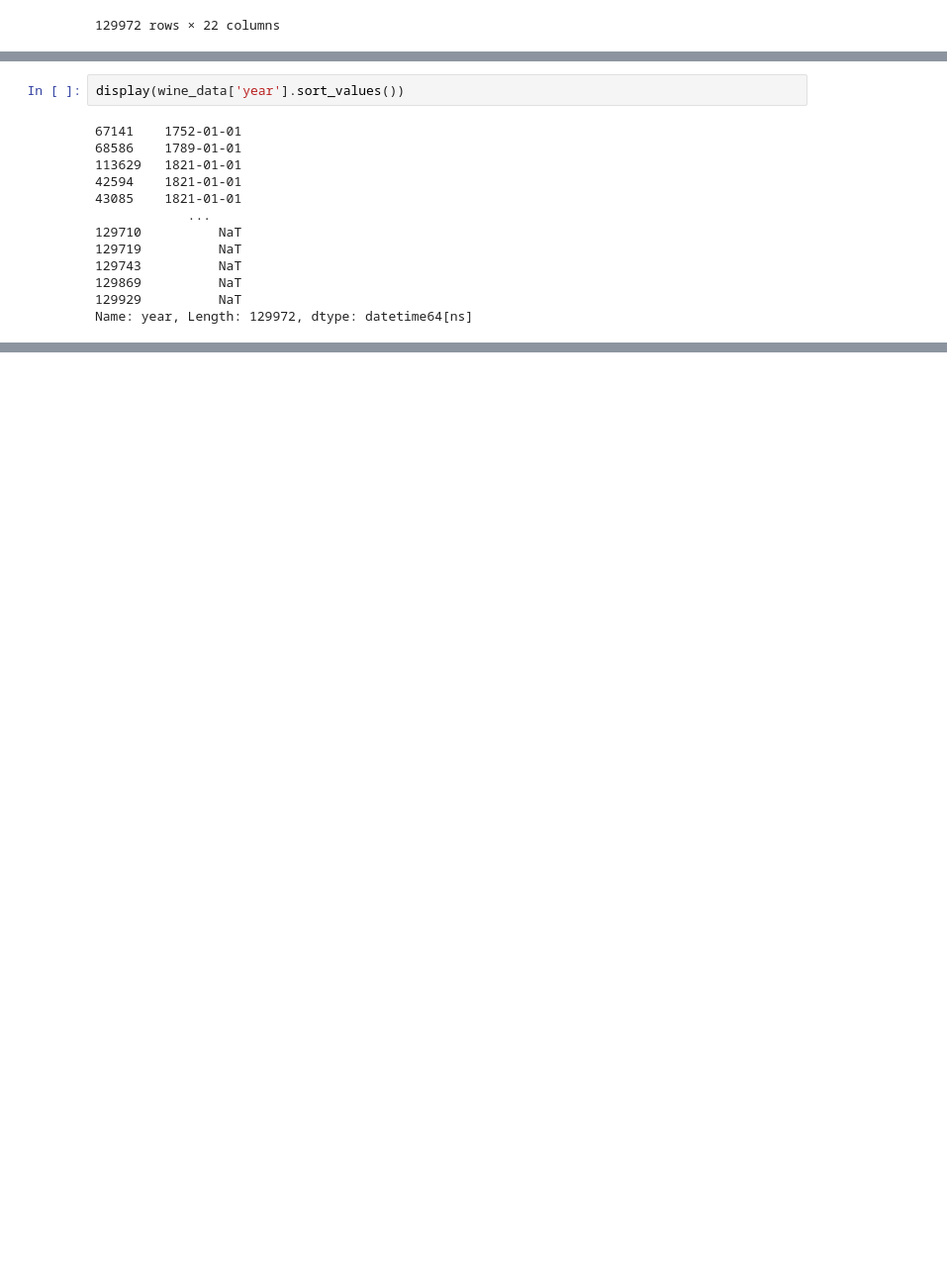
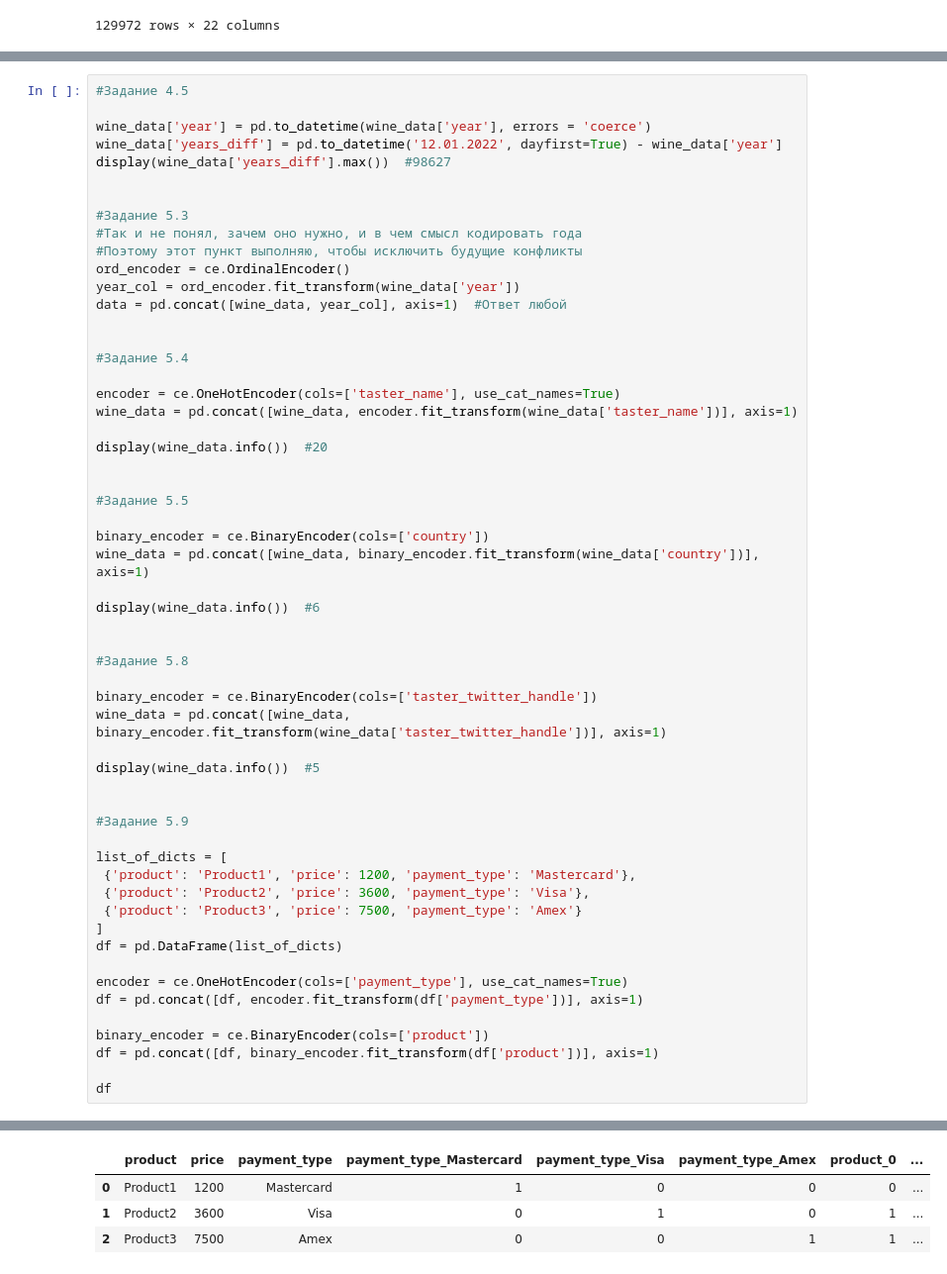
Before and after one commit to Elancinos/SF_DS_COURSE, a Jupyter notebook: Studies/EDA-3/EDA-3.ipynb, the cells around one changed output, grey strips where cells are left out. Shown: that part at 99% size. Saved outputs shown, nothing was run; the diff lists cells and outputs as text; blank space fills up the shorter version.

```diff
--- a/Studies/EDA-3/EDA-3.ipynb
+++ b/Studies/EDA-3/EDA-3.ipynb
@@ -175,15 +169,57 @@ Timedelta('98627 days 00:00:00')
-# %%
-display(wine_data['year'].sort_values())
-# %% [output]
-67141    1752-01-01
-68586    1789-01-01
-113629   1821-01-01
-42594    1821-01-01
-43085    1821-01-01
-            ...
-129710          NaT
-129719          NaT
-129743          NaT
-129869          NaT
-129929          NaT
-Name: year, Length: 129972, dtype: datetime64[ns]
+# %%
+#Задание 4.5
+
+wine_data['year'] = pd.to_datetime(wine_data['year'], errors = 'coerce')
+wine_data['years_diff'] = pd.to_datetime('12.01.2022', dayfirst=True) - wine_data['year']
+display(wine_data['years_diff'].max())  #98627
+
+
+#Задание 5.3
+#Так и не понял, зачем оно нужно, и в чем смысл кодировать года
+#Поэтому этот пункт выполняю, чтобы исключить будущие конфликты
+ord_encoder = ce.OrdinalEncoder()
+year_col = ord_encoder.fit_transform(wine_data['year'])
+data = pd.concat([wine_data, year_col], axis=1)  #Ответ любой
+
+
+#Задание 5.4
+
+encoder = ce.OneHotEncoder(cols=['taster_name'], use_cat_names=True)
+wine_data = pd.concat([wine_data, encoder.fit_transform(wine_data['taster_name'])], axis=1)
+
+display(wine_data.info())  #20
+
+
+#Задание 5.5
+
+binary_encoder = ce.BinaryEncoder(cols=['country'])
+wine_data = pd.concat([wine_data, binary_encoder.fit_transform(wine_data['country'])], axis=1)
+
+display(wine_data.info())  #6
+
+
+#Задание 5.8
+
+binary_encoder = ce.BinaryEncoder(cols=['taster_twitter_handle'])
+wine_data = pd.concat([wine_data, binary_encoder.fit_transform(wine_data['taster_twitter_handle'])], axis=1)
+
+display(wine_data.info())  #5
+
+
+#Задание 5.9
+
+list_of_dicts = [
+ {'product': 'Product1', 'price': 1200, 'payment_type': 'Mastercard'},
+ {'product': 'Product2', 'price': 3600, 'payment_type': 'Visa'},
+ {'product': 'Product3', 'price': 7500, 'payment_type': 'Amex'}
+]
+df = pd.DataFrame(list_of_dicts)
+
+encoder = ce.OneHotEncoder(cols=['payment_type'], use_cat_names=True)
+df = pd.concat([df, encoder.fit_transform(df['payment_type'])], axis=1)
+
+binary_encoder = ce.BinaryEncoder(cols=['product'])
+df = pd.concat([df, binary_encoder.fit_transform(df['product'])], axis=1)
+
+df
+# %% [output]
@@ -189,0 +281,4 @@ Name: year, Length: 129972, dtype: datetime64[ns]
+|  | product | price | payment_type | payment_type_Mastercard | payment_type_Visa | payment_type_Amex | product_0 | ... |
+| 0 | Product1 | 1200 | Mastercard | 1 | 0 | 0 | 0 | ... |
+| 1 | Product2 | 3600 | Visa | 0 | 1 | 0 | 1 | ... |
+| 2 | Product3 | 7500 | Amex | 0 | 0 | 1 | 1 | ... |
```
Also changed, not shown: parts of 6 cells of this notebook, 2 other files.
